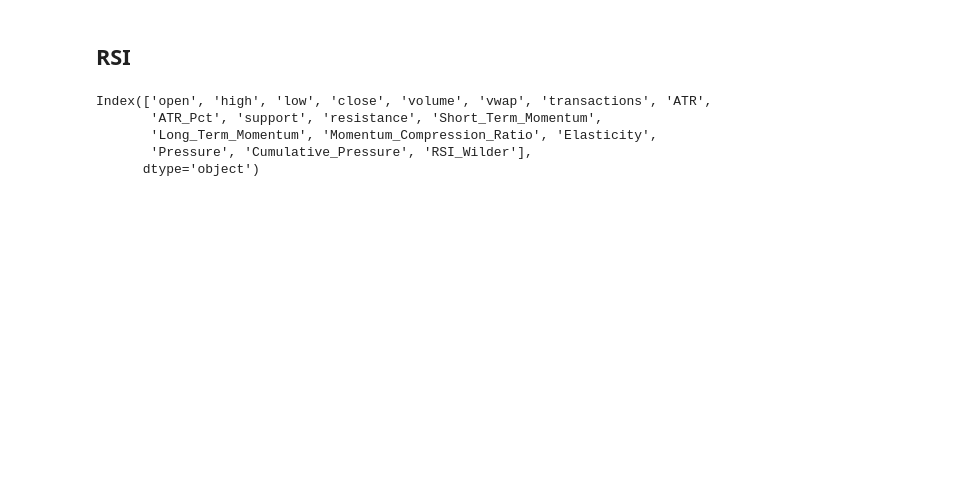
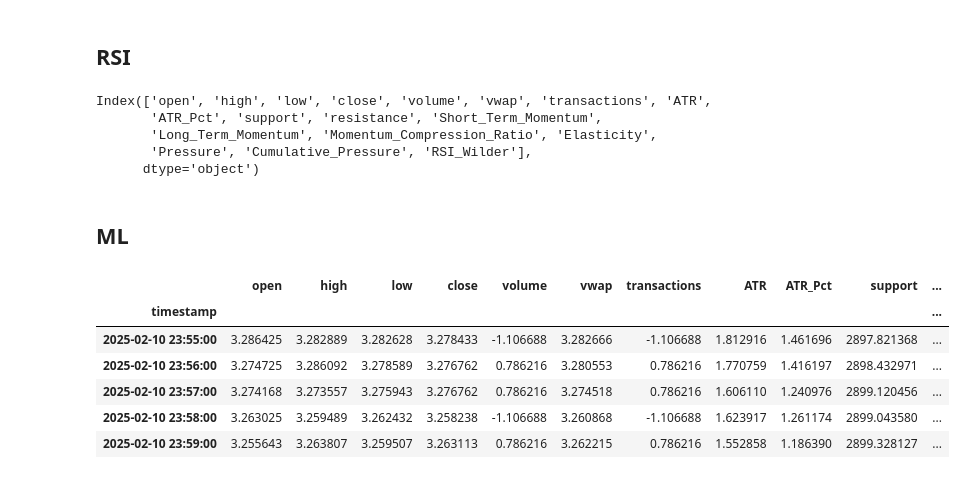
Before and after one commit to o897867/gold, a Jupyter notebook: ResSup.ipynb, the cells around one changed output. Saved outputs shown, nothing was run; the diff lists cells and outputs as text; code cells hidden in the pictures; blank space fills up the shorter version.

```diff
--- a/ResSup.ipynb
+++ b/ResSup.ipynb
@@ -153,3 +159,35 @@ Index(['open', 'high', 'low', 'close', 'volume', 'vwap', 'transactions', 'ATR',
        'Long_Term_Momentum', 'Momentum_Compression_Ratio', 'Elasticity',
        'Pressure', 'Cumulative_Pressure', 'RSI_Wilder'],
       dtype='object')
+# %% [markdown]
+## ML ##
+# %%
+df.replace([np.inf, -np.inf], np.nan, inplace=True)
+
+# 检查并处理缺失值
+if df.isnull().any().any():
+    # 可以选择填充缺失值或删除含有缺失值的行
+    df.fillna(method='ffill', inplace=True)  # 向前填充
+    # 或者 data.dropna(inplace=True)  # 删除含有缺失值的行
+
+# 对数变换（对适合的数值列）
+for col in ['volume', 'transactions', 'ATR', 'ATR_Pct']:
+    # 仅对正数进行对数变换
+    df[col] = np.log1p(df[col].clip(lower=0))
+
+# 标准化
+scaler = StandardScaler()
+features = ['open', 'high', 'low', 'close', 'volume', 'vwap', 'transactions', 'ATR', 'ATR_Pct', 'Short_Term_Momentum', 'Long_Term_Momentum', 'Momentum_Compression_Ratio', 'Elasticity', 'Pressure', 'Cumulative_Pressure', 'RSI_Wilder']
+df[features] = scaler.fit_transform(df[features])
+# %%
+# 按照时间戳索引升序排序
+df.sort_index(ascending=True, inplace=True)
+df.tail()
+# %% [output]
+|  | open | high | low | close | volume | vwap | transactions | ATR | ATR_Pct | support | ... |
+| timestamp |  |  |  |  |  |  |  |  |  |  | ... |
+| 2025-02-10 23:55:00 | 3.286425 | 3.282889 | 3.282628 | 3.278433 | -1.106688 | 3.282666 | -1.106688 | 1.812916 | 1.461696 | 2897.821368 | ... |
+| 2025-02-10 23:56:00 | 3.274725 | 3.286092 | 3.278589 | 3.276762 | 0.786216 | 3.280553 | 0.786216 | 1.770759 | 1.416197 | 2898.432971 | ... |
+| 2025-02-10 23:57:00 | 3.274168 | 3.273557 | 3.275943 | 3.276762 | 0.786216 | 3.274518 | 0.786216 | 1.606110 | 1.240976 | 2899.120456 | ... |
+| 2025-02-10 23:58:00 | 3.263025 | 3.259489 | 3.262432 | 3.258238 | -1.106688 | 3.260868 | -1.106688 | 1.623917 | 1.261174 | 2899.043580 | ... |
+| 2025-02-10 23:59:00 | 3.255643 | 3.263807 | 3.259507 | 3.263113 | 0.786216 | 3.262215 | 0.786216 | 1.552858 | 1.186390 | 2899.328127 | ... |
```
Also changed, not shown: parts of 16 cells of this notebook.
